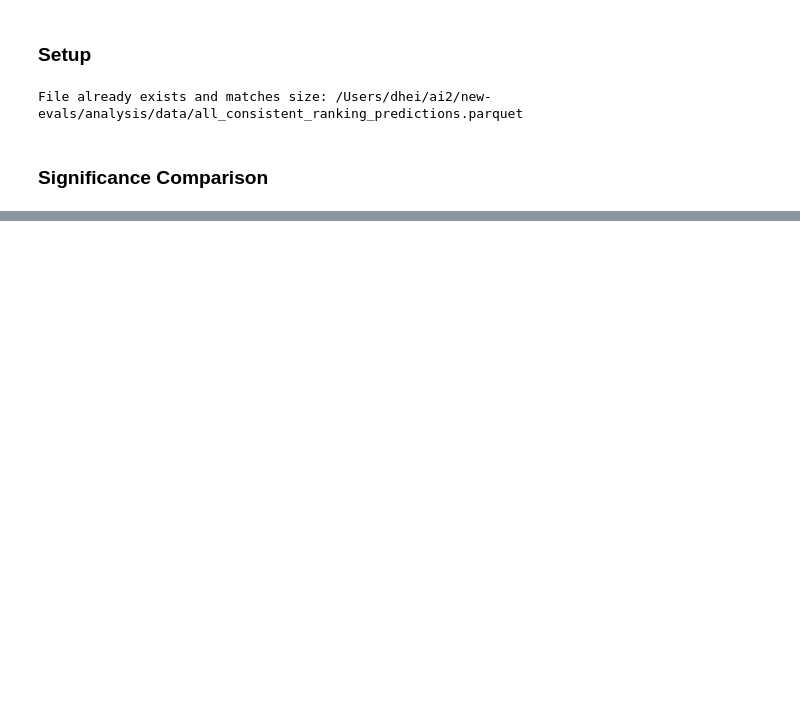
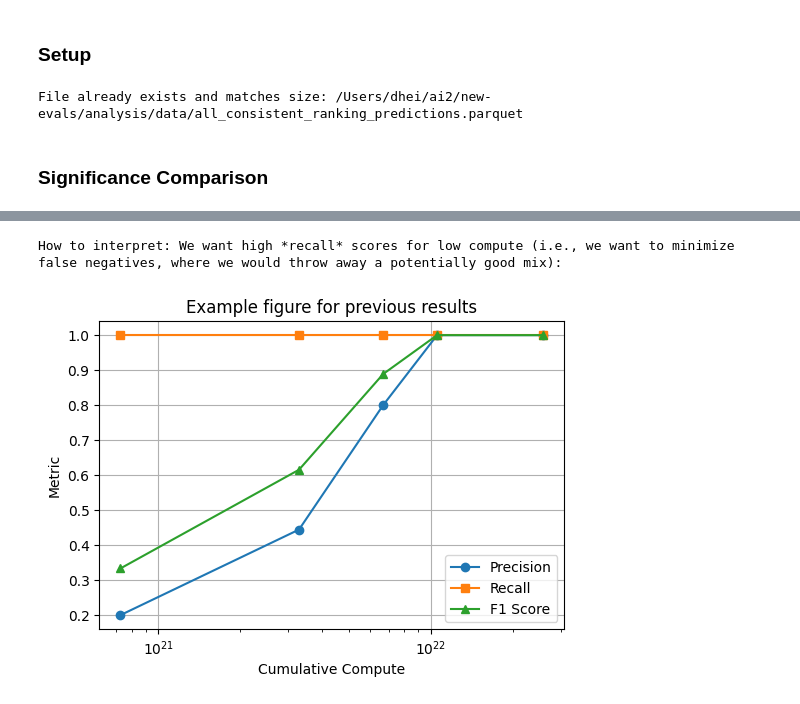
Before and after one commit to davidheineman/new-evals, a Jupyter notebook: analysis/notebooks/significance.ipynb, the cells around one changed output, grey strips where cells are left out. Cells and saved outputs as stored; diff of their text form; code cells hidden in the pictures; blank space fills up the shorter version.

```diff
--- a/analysis/notebooks/significance.ipynb
+++ b/analysis/notebooks/significance.ipynb
@@ -36,0 +210,53 @@ TASKS = sorted(TASKS)
+# %%
+import matplotlib.pyplot as plt
+from adjustText import adjust_text
+import math
+
+def plot_simulation_results(results, ax):
+    results = sorted(results, key=lambda x: x[1])
+
+    # x_values = [np.log10(float(d[0])) for d in results]
+    labels        = [d[0] for d in results]
+    x_values      = [d[1] for d in results]
+    prec_values   = [d[2][0] for d in results]
+    recall_values = [d[2][1] for d in results]
+    f1_values     = [d[2][2] for d in results]
+
+    x_values = np.array(x_values, dtype=np.float64)
+
+    ax.plot(x_values, prec_values, label="Precision", marker='o')
+    ax.plot(x_values, recall_values, label="Recall", marker='s')
+    ax.plot(x_values, f1_values, label="F1 Score", marker='^')
+
+    ax.set_xlabel("Cumulative Compute")
+    ax.set_ylabel("Metric")
+    ax.legend()
+    ax.grid(True)
+
+    # # Add labels near each point
+    # texts = []
+    # for i, (x, y) in enumerate(zip(x_values, prec_values)):
+    #     texts += [ax.text(x, y*(1+(0.02*i)), f"{labels[i]}", fontsize=8, ha='right', va='bottom')]
+
+    # adjust_text(
+    #     texts,
+    #     arrowprops=dict(arrowstyle="->", color='gray', lw=0.5),
+    #     force_text=(1, 1),  # Stronger force to push text labels apart
+    #     expand_text=(1, 1),  # Increase spacing around text
+    #     lim=300  # Increase the iterations to ensure better optimization
+    # )
+
+    # Add log scale
+    ax.set_xscale('log')
+
+    return ax
+
+print('How to interpret: We want high *recall* scores for low compute (i.e., we want to minimize false negatives, where we would throw away a potentially good mix):')
+
+fig, ax = plt.subplots(figsize=(6, 4))
+ax.set_title('Example figure for previous results')
+plot_simulation_results(results, ax)
+plt.show()
+# %% [output]
+How to interpret: We want high *recall* scores for low compute (i.e., we want to minimize false negatives, where we would throw away a potentially good mix):
+[figure, added]
```
Also changed, not shown: parts of 25 cells of this notebook, 4 other files.
